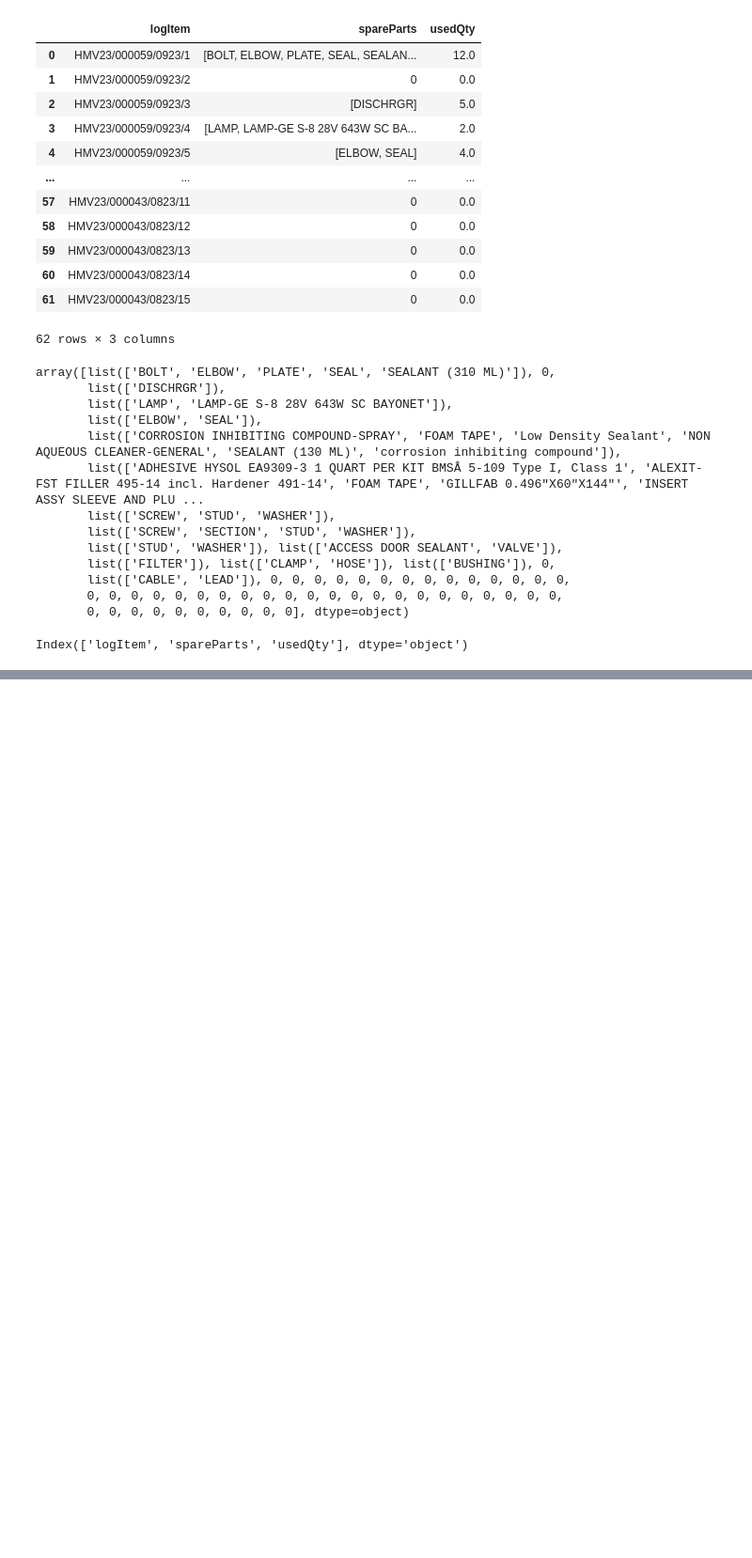
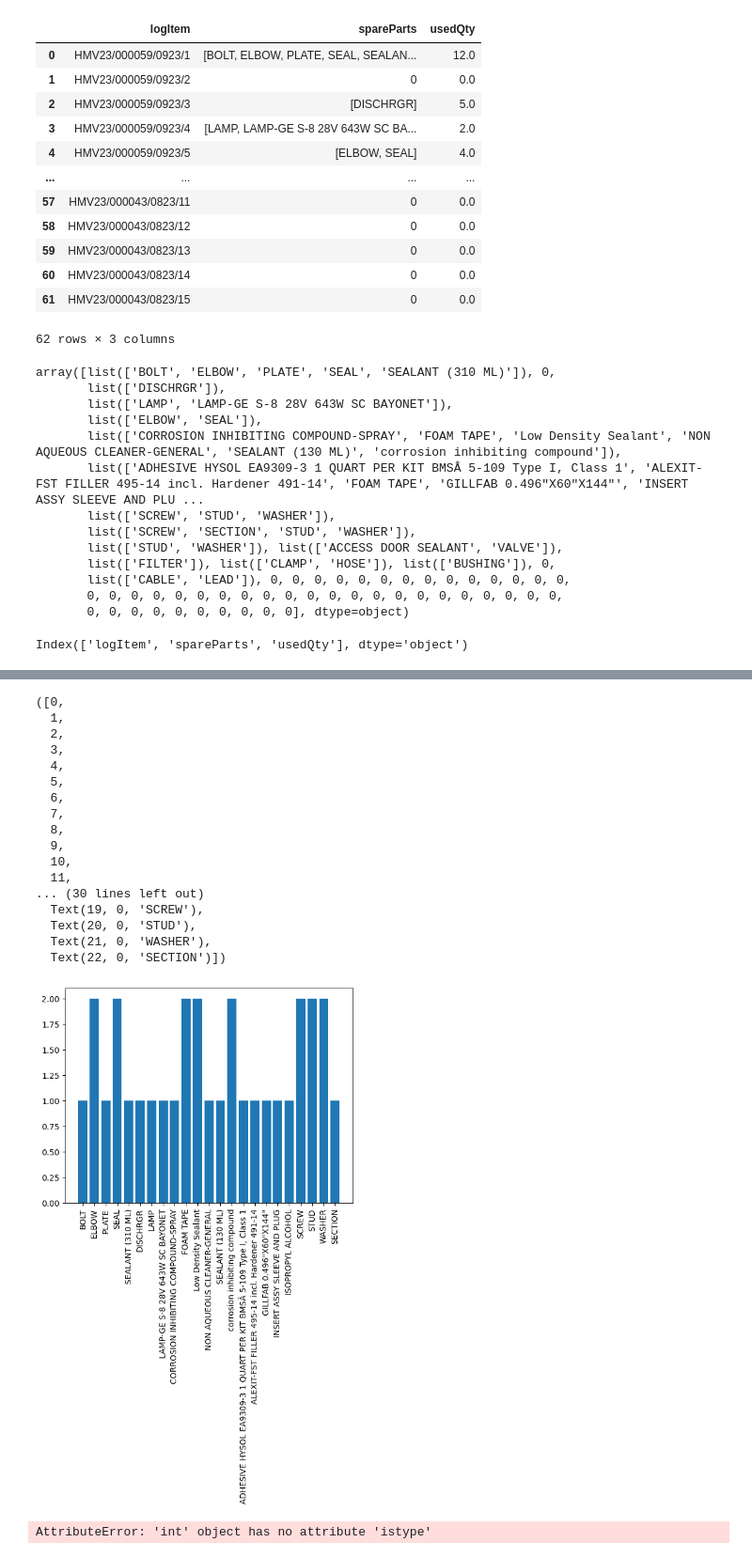
Before and after one commit to ranjithnrjk/gmr, a Jupyter notebook: flight_maintenance.ipynb, the cells around one changed output, grey strips where cells are left out. Shown at 94% size. Saved outputs shown, nothing was run; the diff lists cells and outputs as text; code cells hidden in the pictures; blank space fills up the shorter version.

Commit message:
spare parts table and single logitems in man_hrs

```diff
--- a/flight_maintenance.ipynb
+++ b/flight_maintenance.ipynb
@@ -1373,4 +1373,7 @@ df_spare_parts.columns
 # %% [output]
 Index(['logItem', 'spareParts', 'usedQty'], dtype='object')
 # %%
-task
+task.rename(columns={'Log Item #': 'logItem',
+                     'Source Task/Discrep. #':'soureceTask',
+                     'Description': 'description',
+                     'Actual Man Hrs.': 'man_hrs'}, inplace=True)
@@ -1380,0 +1392,3 @@ Index(['Log Item #', 'Source Task/Discrep. #', 'Description',
+# %%
+df_spare_parts = pd.merge(task, df_spare_parts, on='logItem', how='inner')
+df_spare_parts.head(2)
@@ -1380,0 +1439,36 @@ Index(['Log Item #', 'Source Task/Discrep. #', 'Description',
+# %%
+aai_spareParts = dict()
+for i in df_spare_parts.groupby(by='soureceTask').get_group('AIRCRAFT ARRIVAL INSPECTION')['spareParts']:
+    if isinstance(i, list):
+        for j in i:
+            if j in aai_spareParts:
+                aai_spareParts[j] += 1
+            else:
+                aai_spareParts[j] = 1
+# %%
+plt.bar(aai_spareParts.keys(), aai_spareParts.values())
+plt.xticks(rotation=90)
+# %% [output]
+([0,
+  1,
+  2,
+  3,
+  4,
+  5,
+  6,
+  7,
+  8,
+  9,
+  10,
+  11,
+... (30 lines left out)
+  Text(19, 0, 'SCREW'),
+  Text(20, 0, 'STUD'),
+  Text(21, 0, 'WASHER'),
+  Text(22, 0, 'SECTION')])
+[figure, added]
+# %%
+a = 0
+a.istype()
+# %% [output]
+AttributeError: 'int' object has no attribute 'istype'
```
Also changed, not shown: parts of 9 cells of this notebook, 1 other file.
